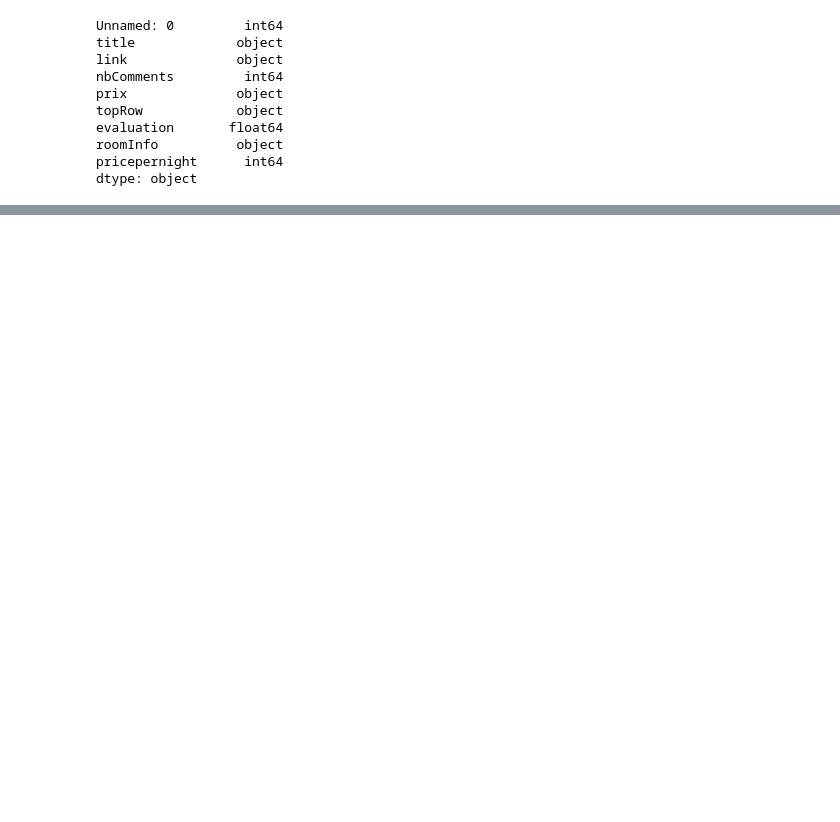
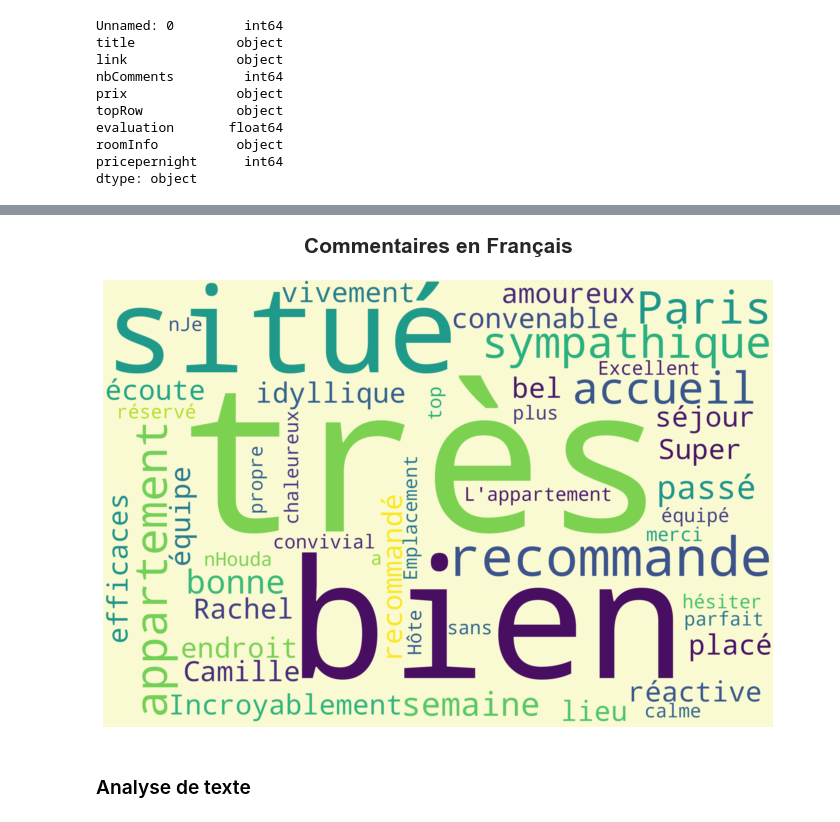
Before and after one commit to Gil97-tech/TP2A, a Jupyter notebook: Modelisation_sentiment_analysis.ipynb, the cells around one changed output, grey strips where cells are left out. Drawn from its saved outputs; the diff is of its cells as text; code cells hidden in the pictures; blank space fills up the shorter version.

```diff
--- a/Modelisation_sentiment_analysis.ipynb
+++ b/Modelisation_sentiment_analysis.ipynb
@@ -148,0 +305,12 @@ df
+# %%
+# français
+wordcloud = WordCloud(max_font_size=None, max_words=150, background_color="lightgoldenrodyellow",
+                      #width=1600, height=800,
+                      width=3000, height=2000,
+                      stopwords=stopwords.words('french')).generate(str(df_fr.commentaires.values))
+
+plot_wordcloud(wordcloud, 'Français')
+# %% [output]
+[figure, added]
+# %% [markdown]
+### Analyse de texte
```
Also changed, not shown: parts of 22 cells of this notebook.
